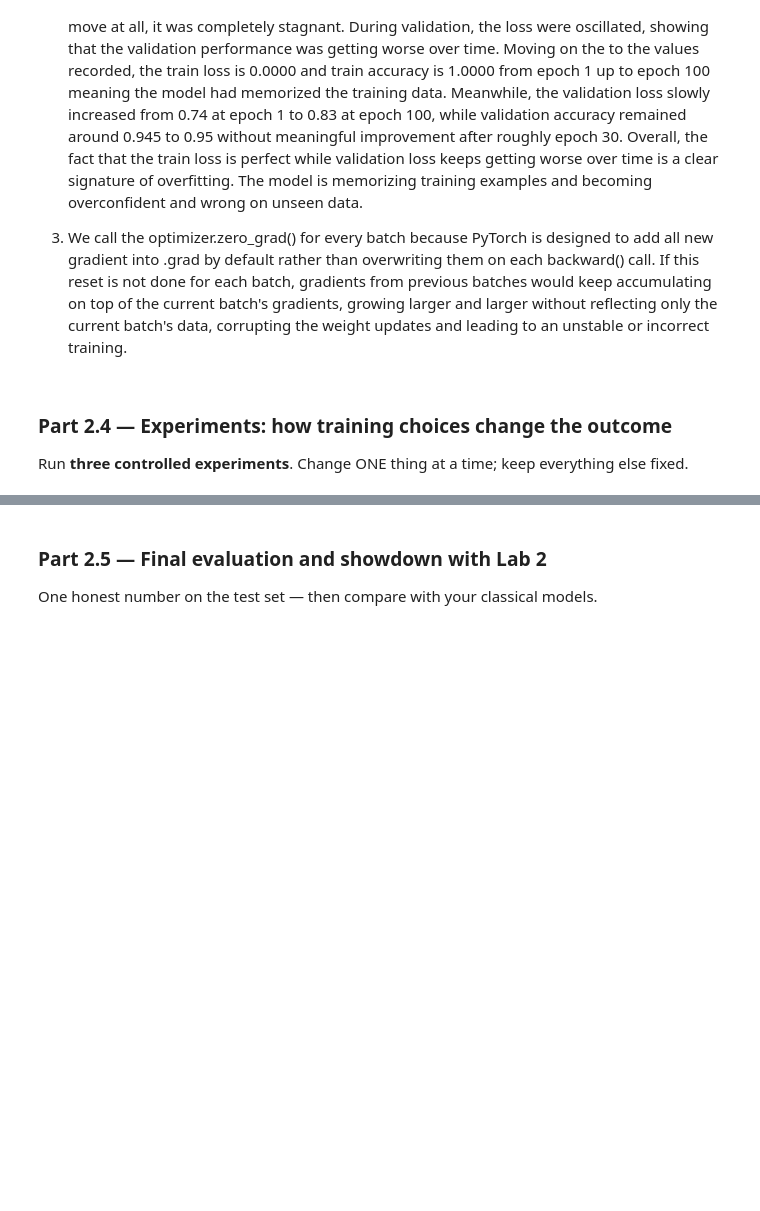
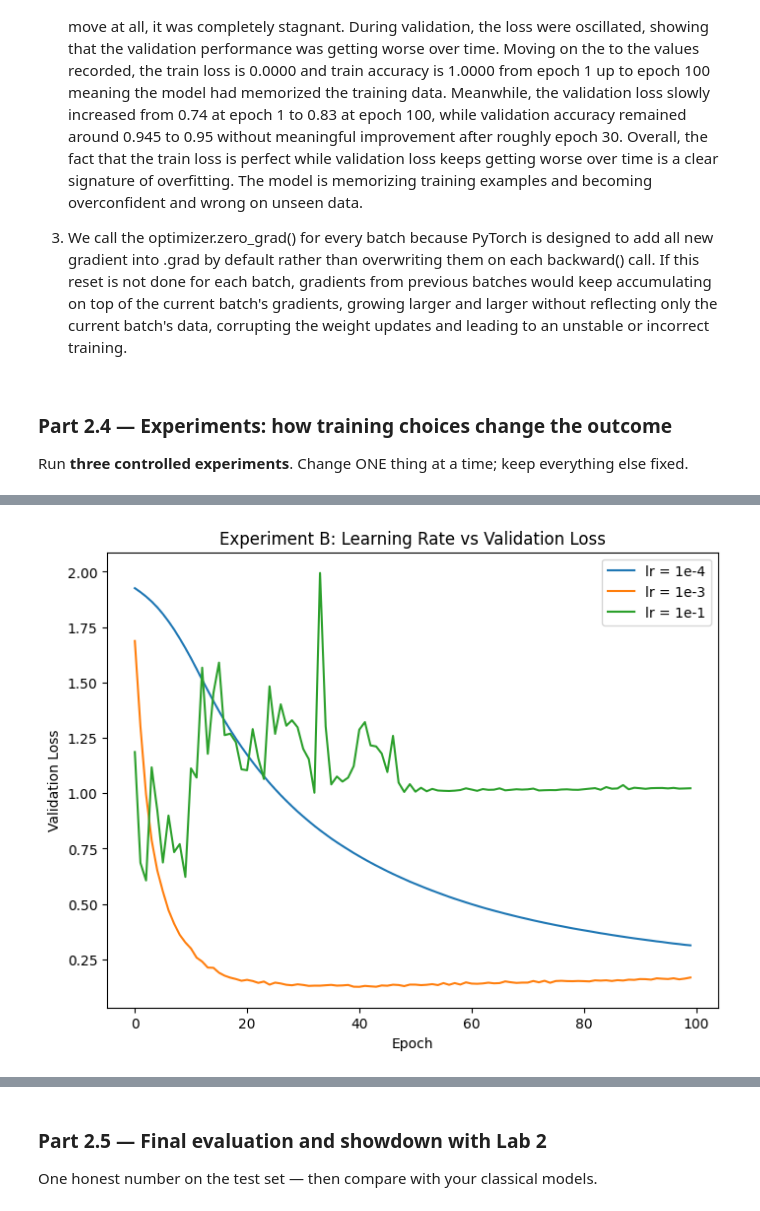
Before and after one commit to YayraBoven/lab-3, a Jupyter notebook: lab_3.ipynb, the cells around one changed output, grey strips where cells are left out. Cells and saved outputs as stored; diff of their text form; code cells hidden in the pictures; blank space fills up the shorter version.

```diff
--- a/lab_3.ipynb
+++ b/lab_3.ipynb
@@ -745,0 +857,19 @@ sentences HOW dropout achieves this.*
+# %%
+# TODO — Experiment B (learning rate): lr = 1e-4, 1e-3, 1e-1 (same architecture).
+#   Plot the three validation-loss curves together. Compare with Part 1.3.
+
+history_lr_tiny = run_experiment(hidden_sizes=(64,32), lr = 1e-4, epochs=100)
+history_lr_middle = run_experiment(hidden_sizes=(64,32),lr = 1e-3, epochs=100)
+history_lr_large = run_experiment(hidden_sizes=(64,32), lr = 1e-1, epochs=100)
+
+plt.figure(figsize=(8,6))
+plt.plot(history_lr_tiny['val_loss'], label='lr = 1e-4')
+plt.plot(history_lr_middle['val_loss'], label='lr = 1e-3')
+plt.plot(history_lr_large['val_loss'], label='lr = 1e-1')
+plt.xlabel("Epoch")
+plt.ylabel("Validation Loss")
+plt.title("Experiment B: Learning Rate vs Validation Loss")
+plt.legend()
+plt.show()
+# %% [output]
+[figure, added]
```
Also changed, not shown: parts of 8 cells of this notebook.
